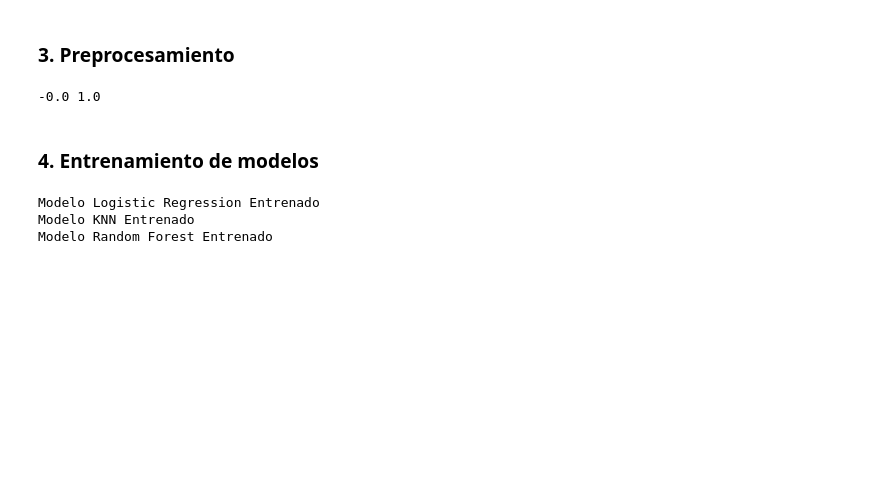
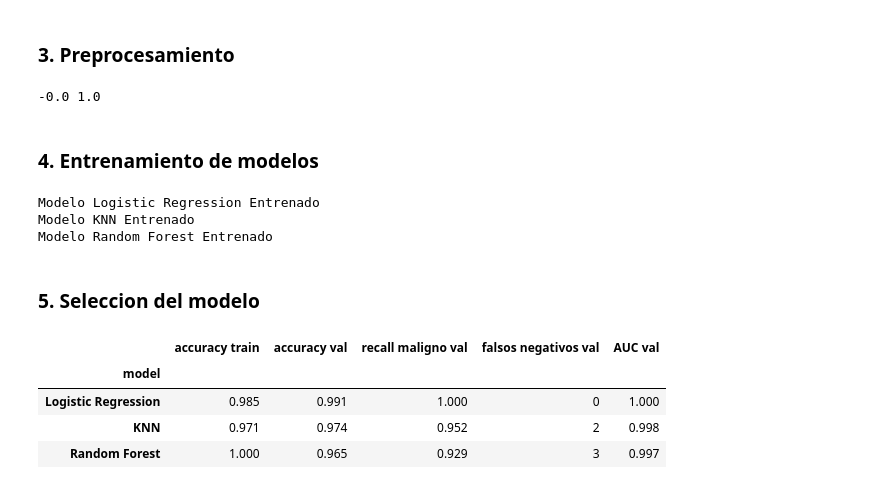
Before and after one commit to EduardoRdgzA/mx-labor-law-assistant, a Jupyter notebook: classification/breast_cancer.ipynb, the cells around one changed output. Saved outputs shown, nothing was run; the diff lists cells and outputs as text; code cells hidden in the pictures; blank space fills up the shorter version.

```diff
--- a/classification/breast_cancer.ipynb
+++ b/classification/breast_cancer.ipynb
@@ -148,3 +151,25 @@ for name, (model, Xtr, Xv) in models.items():
 Modelo Logistic Regression Entrenado
 Modelo KNN Entrenado
 Modelo Random Forest Entrenado
+# %% [markdown]
+### 5. Seleccion del modelo
+# %%
+rows = []
+for name, (model, Xtr, Xv) in models.items():
+	pred_val = model.predict(Xv)
+	rows.append({
+		"model": name,
+		"accuracy train": accuracy_score(y_train, model.predict(Xtr)),
+		"accuracy val": accuracy_score(y_val, pred_val),
+		"recall maligno val": recall_score(y_val, pred_val, pos_label=0),
+		"falsos negativos val": ((y_val == 0) & (pred_val == 1)).sum(),
+		"AUC val": roc_auc_score(y_val, model.predict_proba(Xv)[:, 1])
+	})
+
+pd.DataFrame(rows).set_index("model").round(3)
+# %% [output]
+|  | accuracy train | accuracy val | recall maligno val | falsos negativos val | AUC val |
+| model |  |  |  |  |  |
+| Logistic Regression | 0.985 | 0.991 | 1.000 | 0 | 1.000 |
+| KNN | 0.971 | 0.974 | 0.952 | 2 | 0.998 |
+| Random Forest | 1.000 | 0.965 | 0.929 | 3 | 0.997 |
```
Also changed, not shown: parts of 9 cells of this notebook.
